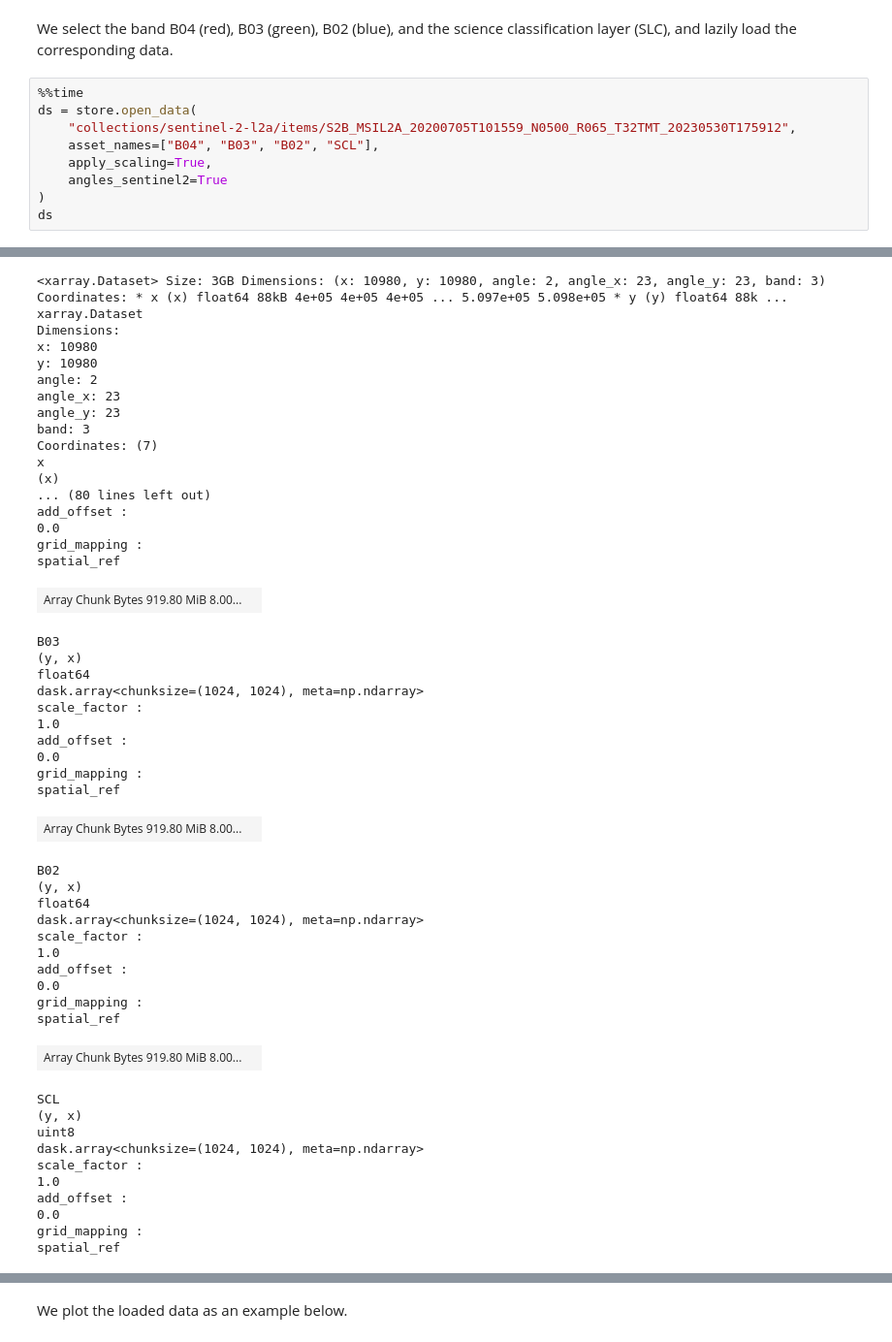
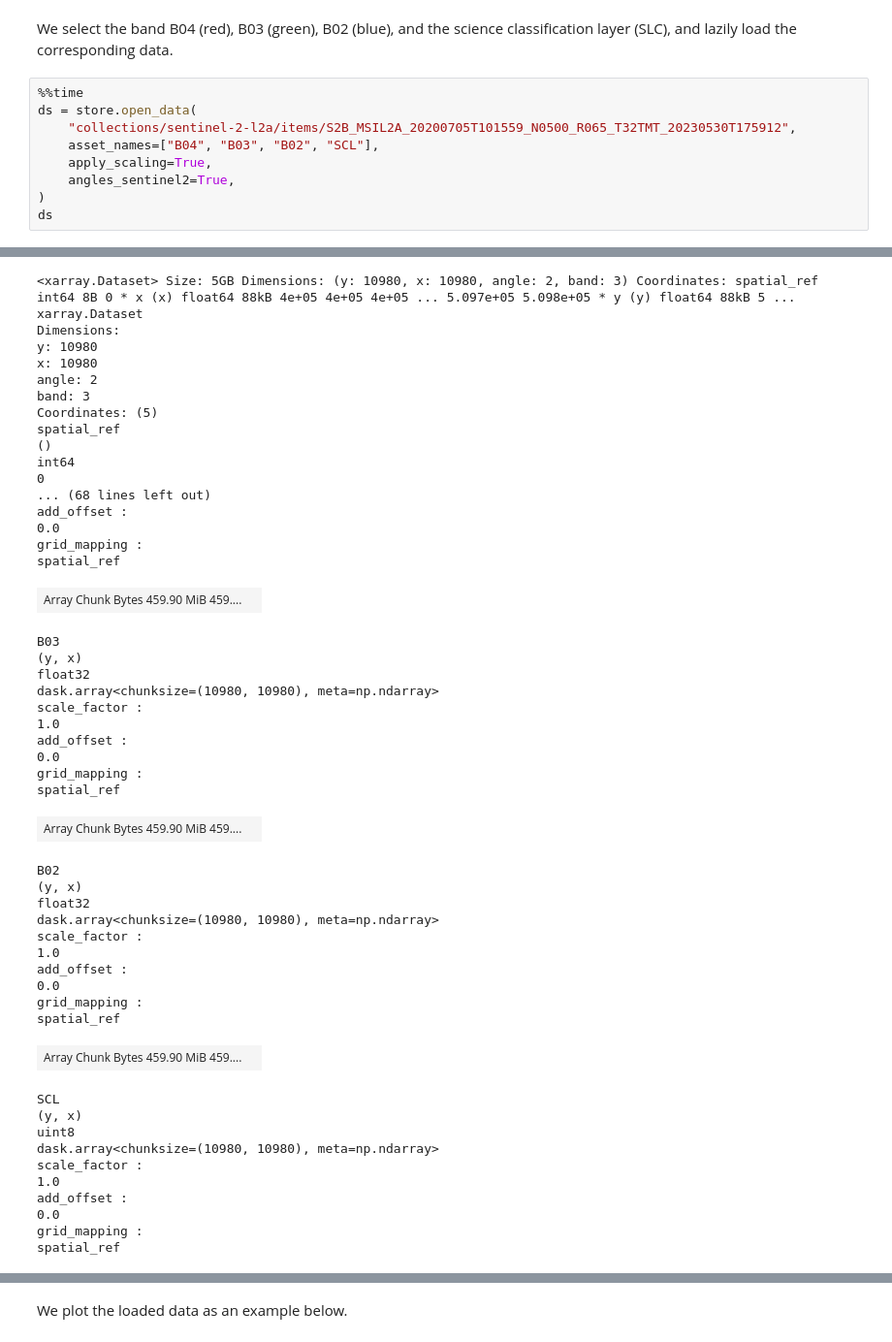
Before and after one commit to xcube-dev/xcube-stac, a Jupyter notebook: examples/notebooks/cdse_sentinel_2.ipynb, the cells around one changed output, grey strips where cells are left out. Shown at 97% size. Cells and saved outputs as stored; diff of their text form.

```diff
--- a/examples/notebooks/cdse_sentinel_2.ipynb
+++ b/examples/notebooks/cdse_sentinel_2.ipynb
@@ -270,7 +365,7 @@ ds = store.open_data(
     "collections/sentinel-2-l2a/items/S2B_MSIL2A_20200705T101559_N0500_R065_T32TMT_20230530T175912",
     asset_names=["B04", "B03", "B02", "SCL"],
     apply_scaling=True,
-    angles_sentinel2=True
+    angles_sentinel2=True,
 )
 ds
 # %% [output]
@@ -279,47 +374,47 @@ Wall time: 2.63 s
-<xarray.Dataset> Size: 3GB Dimensions: (x: 10980, y: 10980, angle: 2, angle_x: 23, angle_y: 23, band: 3) Coordinates: * x (x) float64 88kB 4e+05 4e+05 4e+05 ... 5.097e+05 5.098e+05 * y (y) float64 88k ...
+<xarray.Dataset> Size: 5GB Dimensions: (y: 10980, x: 10980, angle: 2, band: 3) Coordinates: spatial_ref int64 8B 0 * x (x) float64 88kB 4e+05 4e+05 4e+05 ... 5.097e+05 5.098e+05 * y (y) float64 88kB 5 ...
 xarray.Dataset
 Dimensions:
+y: 10980
 x: 10980
-y: 10980
 angle: 2
-angle_x: 23
-angle_y: 23
 band: 3
-Coordinates: (7)
-x
-(x)
-... (80 lines left out)
+Coordinates: (5)
+spatial_ref
+()
+int64
+0
+... (68 lines left out)
 add_offset :
 0.0
 grid_mapping :
 spatial_ref
-| Array Chunk Bytes 919.80 MiB 8.00... |  |
+| Array Chunk Bytes 459.90 MiB 459.... |  |
 B03
 (y, x)
-float64
-dask.array<chunksize=(1024, 1024), meta=np.ndarray>
+float32
+dask.array<chunksize=(10980, 10980), meta=np.ndarray>
 scale_factor :
 1.0
 add_offset :
 0.0
 grid_mapping :
 spatial_ref
-| Array Chunk Bytes 919.80 MiB 8.00... |  |
+| Array Chunk Bytes 459.90 MiB 459.... |  |
 B02
 (y, x)
-float64
-dask.array<chunksize=(1024, 1024), meta=np.ndarray>
+float32
+dask.array<chunksize=(10980, 10980), meta=np.ndarray>
 scale_factor :
 1.0
 add_offset :
 0.0
 grid_mapping :
 spatial_ref
-| Array Chunk Bytes 919.80 MiB 8.00... |  |
+| Array Chunk Bytes 459.90 MiB 459.... |  |
 SCL
 (y, x)
 uint8
-dask.array<chunksize=(1024, 1024), meta=np.ndarray>
+dask.array<chunksize=(10980, 10980), meta=np.ndarray>
 scale_factor :
 1.0
 add_offset :
```
Also changed, not shown: parts of 26 cells of this notebook, 25 other files.
